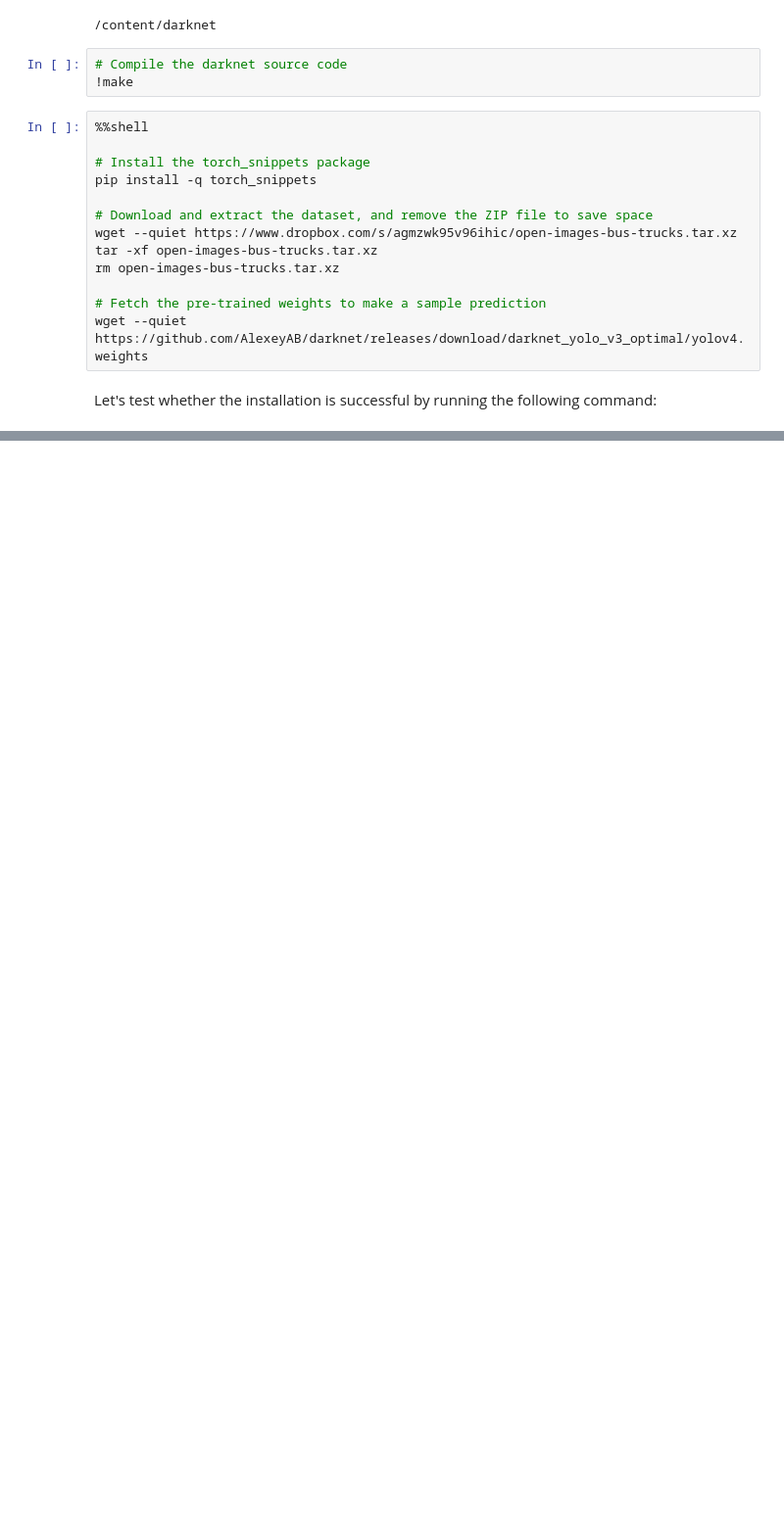
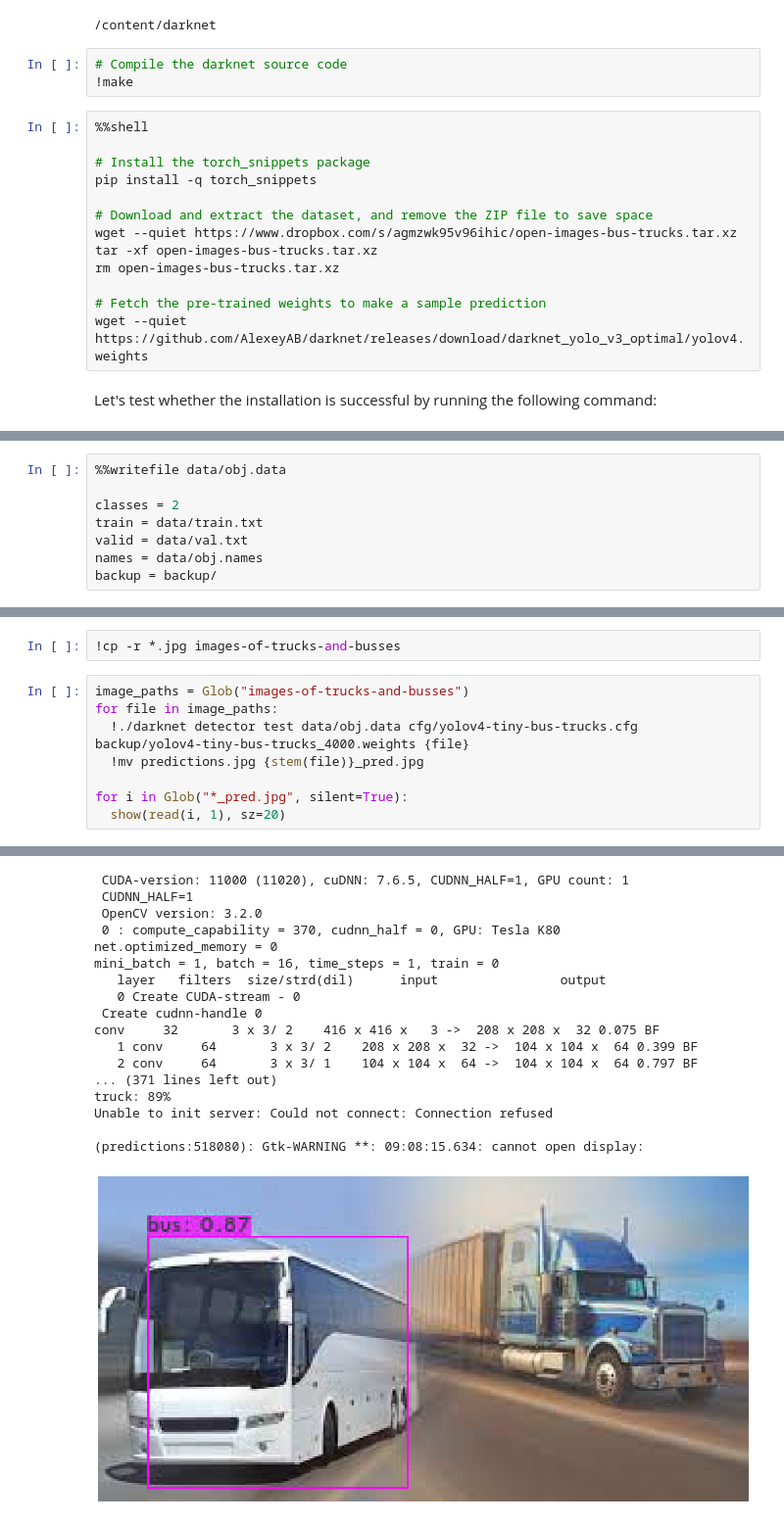
Before and after one commit to rahiakela/modern-computer-vision-with-pytorch, a Jupyter notebook: 8-advanced-object-detection/2_training_yolo_on_custom_dataset.ipynb, the cells around one changed output, grey strips where cells are left out. Shown at 98% size. Saved outputs shown, nothing was run; the diff lists cells and outputs as text; blank space fills up the shorter version.

```diff
--- a/8-advanced-object-detection/2_training_yolo_on_custom_dataset.ipynb
+++ b/8-advanced-object-detection/2_training_yolo_on_custom_dataset.ipynb
@@ -242,0 +267,8 @@ Unable to init server: Could not connect: Connection refused
+# %%
+%%writefile data/obj.data
+
+classes = 2
+train = data/train.txt
+valid = data/val.txt
+names = data/obj.names
+backup = backup/
@@ -242,0 +378,11 @@ Unable to init server: Could not connect: Connection refused
+# %%
+!cp -r *.jpg images-of-trucks-and-busses
+# %%
+image_paths = Glob("images-of-trucks-and-busses")
+for file in image_paths:
+  !./darknet detector test data/obj.data cfg/yolov4-tiny-bus-trucks.cfg backup/yolov4-tiny-bus-trucks_4000.weights {file}
+  !mv predictions.jpg {stem(file)}_pred.jpg
+
+for i in Glob("*_pred.jpg", silent=True):
+  show(read(i, 1), sz=20)
+# %% [output]
@@ -242,0 +390,18 @@ Unable to init server: Could not connect: Connection refused
+ CUDA-version: 11000 (11020), cuDNN: 7.6.5, CUDNN_HALF=1, GPU count: 1
+ CUDNN_HALF=1
+ OpenCV version: 3.2.0
+ 0 : compute_capability = 370, cudnn_half = 0, GPU: Tesla K80
+net.optimized_memory = 0
+mini_batch = 1, batch = 16, time_steps = 1, train = 0
+   layer   filters  size/strd(dil)      input                output
+   0 Create CUDA-stream - 0
+ Create cudnn-handle 0
+conv     32       3 x 3/ 2    416 x 416 x   3 ->  208 x 208 x  32 0.075 BF
+   1 conv     64       3 x 3/ 2    208 x 208 x  32 ->  104 x 104 x  64 0.399 BF
+   2 conv     64       3 x 3/ 1    104 x 104 x  64 ->  104 x 104 x  64 0.797 BF
+... (371 lines left out)
+truck: 89%
+Unable to init server: Could not connect: Connection refused
+
+(predictions:518080): Gtk-WARNING **: 09:08:15.634: cannot open display:
+[figure, added]
```
Also changed, not shown: parts of 26 cells of this notebook.
